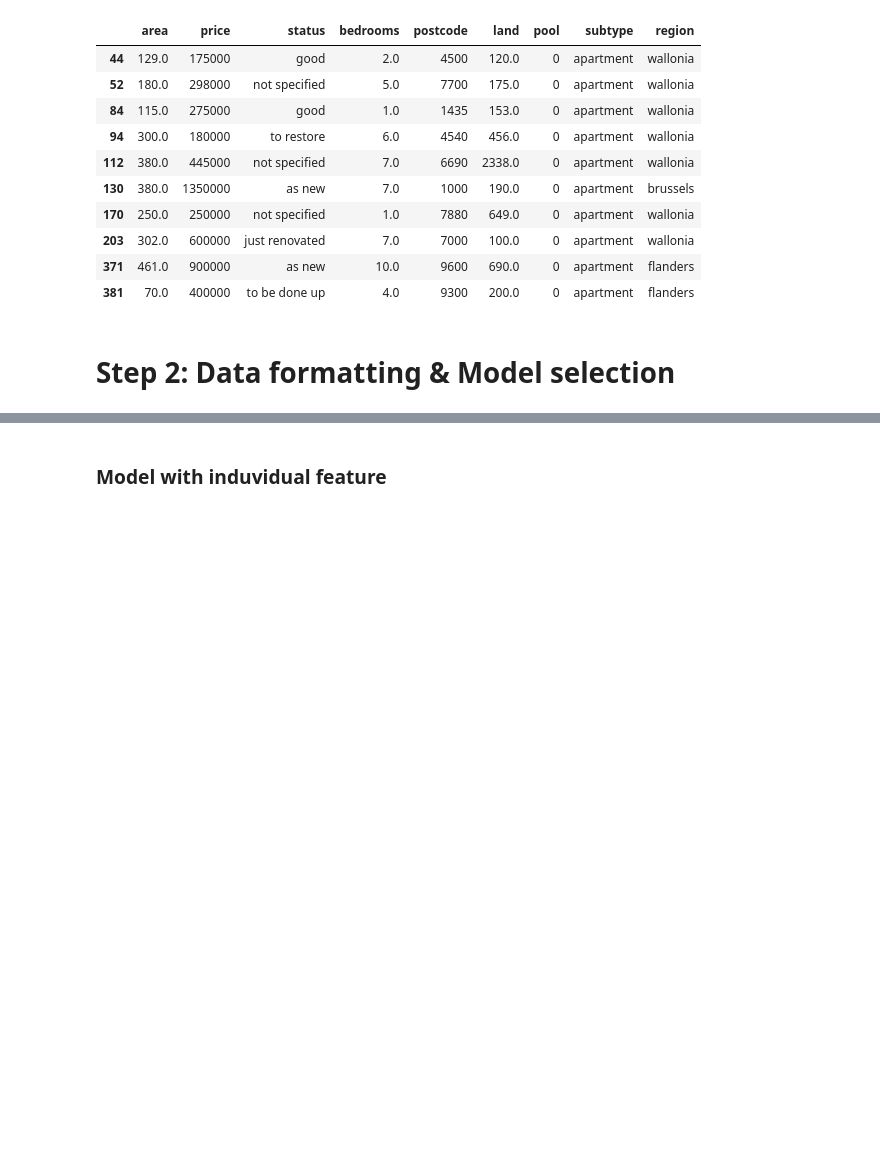
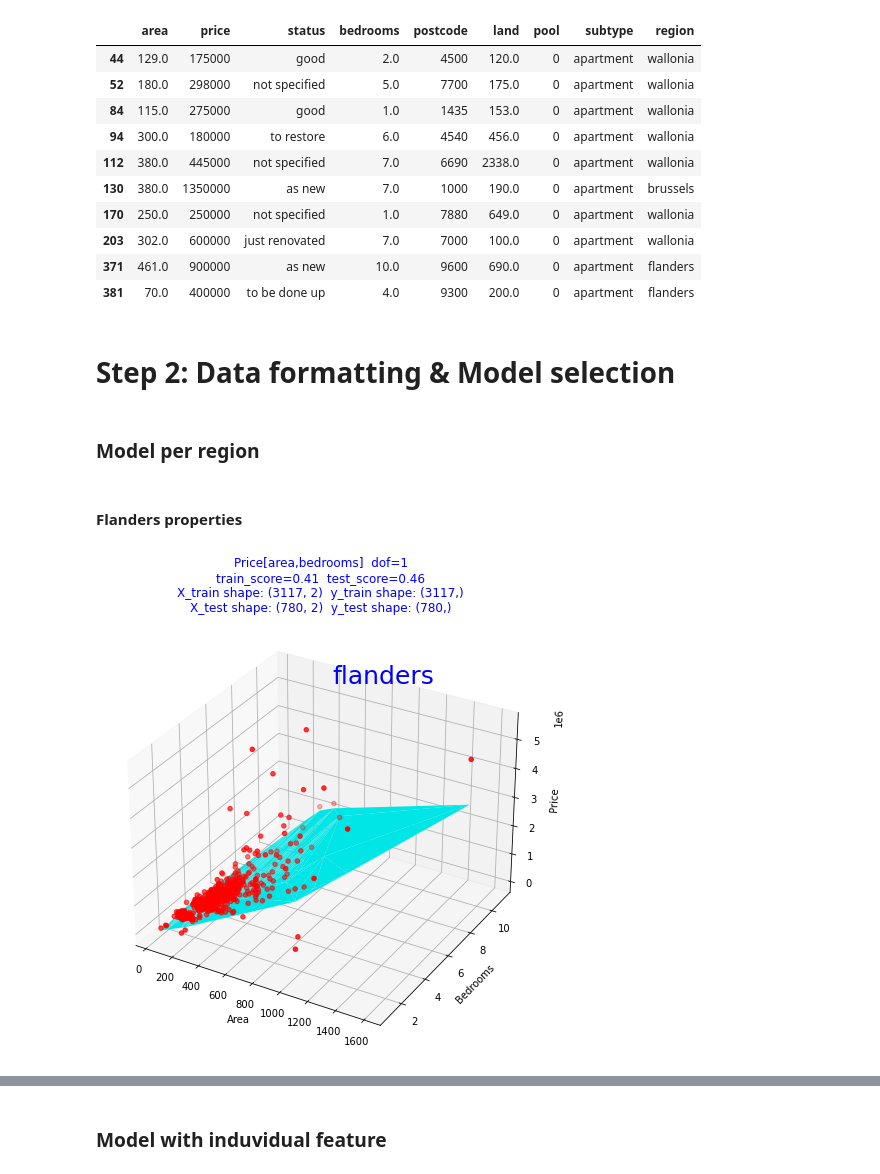
Before and after one commit to JacquesDeclercq/challenge-regression, a Jupyter notebook: regression.ipynb, the cells around one changed output, grey strips where cells are left out. Saved outputs shown, nothing was run; the diff lists cells and outputs as text; code cells hidden in the pictures; blank space fills up the shorter version.

```diff
--- a/regression.ipynb
+++ b/regression.ipynb
@@ -408,3 +407,38 @@ df_apartment.head(10)
 | 381 | 70.0 | 400000 | to be done up | 4.0 | 9300 | 200.0 | 0 | apartment | flanders |
 # %% [markdown]
 # Step 2: Data formatting & Model selection
+# %% [markdown]
+### Model per region
+# %%
+def model_per_region(df,region, degree, x_text, y_text, z_text):
+    X = df.drop(['price','status','postcode','land','pool','subtype','region'], axis=1).values
+    y = df['price'].values
+    X_train, X_test, y_train, y_test = train_test_split(X,y, random_state=42, test_size=0.2)
+    polyreg=make_pipeline(PolynomialFeatures(degree), LinearRegression())
+    polyreg.fit(X_train,y_train)
+    predictions = polyreg.predict(X_test)
+
+    fig = plt.figure(figsize=(10,8))
+    ax = plt.axes(projection='3d')
+    ax.scatter3D(X_test[:,0], X_test[:,1], y_test, c='red')
+    ax.plot_trisurf(X_test[:,0], X_test[:,1], predictions, color='aqua')
+    ax.set_xlabel('Area')
+    ax.set_ylabel('Bedrooms')
+    ax.set_zlabel('Price')
+    ax.set_title('Price[area,bedrooms]  dof='+str(degree)+
+                 '\ntrain_score='+str(round(polyreg.score(X_train, y_train),2))+
+                 '  test_score='+str(round(polyreg.score(X_test, y_test),2))+
+                 '\nX_train shape: '+str(X_train.shape)+
+                 '  y_train shape: '+str(y_train.shape)+
+                 '\nX_test shape: '+str(X_test.shape)+
+                 '  y_test shape: '+str(y_test.shape), color='blue')
+    ax.text(500, 10, 6000000, region, color='blue', fontsize=25)
+    #ax.view_init(elev=900,azim=90)
+    plt.show()
+# %% [markdown]
+#### Flanders properties
+# %%
+# To check  the score with the dof 1 between area, bedrooms and price
+model_per_region(df_flanders,'flanders', 1, 500, 10, 6000000)
+# %% [output]
+[figure, added]
```
Also changed, not shown: parts of 46 cells of this notebook, 19 other files.
